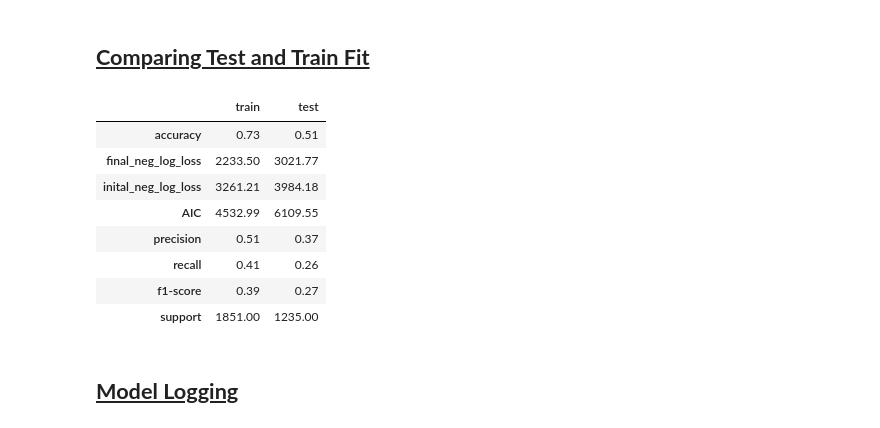
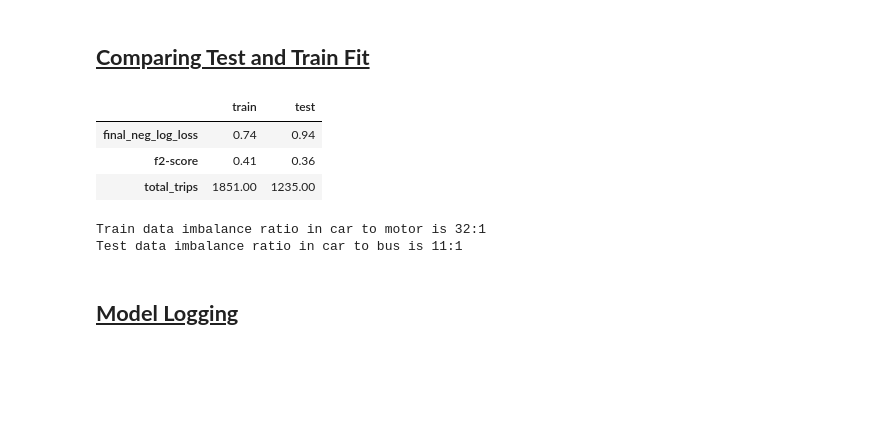
Before and after one commit to Obliquedbishop/CG_based_DCMs, a Jupyter notebook: discrete_choice_model.ipynb, the cells around one changed output. Saved outputs shown, nothing was run; the diff lists cells and outputs as text; code cells hidden in the pictures; blank space fills up the shorter version.

Commit message:
Finalized the evaluation metric (F2 Measure)

```diff
--- a/discrete_choice_model.ipynb
+++ b/discrete_choice_model.ipynb
@@ -572,0 +558,4 @@ weighted avg       0.70      0.73      0.68      1851
+# %%
+f2_train = fbeta_score(y_train, y_pred_train, beta=2, average='macro')
+print(classification_report(y_train, y_pred_train, target_names=output_categories, zero_division=0))
+print("F2 Measure is {0:.2f}".format(f2_train))
@@ -600,5 +604,7 @@ plt.show()
 # %%
 print(classification_report(y_test, y_pred_test, target_names=output_categories, zero_division=0))
+f2_test = fbeta_score(y_test, y_pred_test, beta=2, average='macro')
+print("F2 measure for test data is {0:.2f}".format(f2_test))
 # %% [output]
               precision    recall  f1-score   support
 
@@ -702,9 +710,8 @@ classical_res
 ## <ins><b>Comparing Test and Train Fit</b></ins>
 # %%
 train_report = classification_report(y_train, y_pred_train, target_names=output_categories, zero_division=0, output_dict=True)
-train_report['final_neg_log_loss'] = final_mean_negLL_train*len(df2)
-train_report['inital_neg_log_loss'] = initial_mean_negLL_train*len(df2)
-train_report['AIC'] = AIC_train
+train_report['final_neg_log_loss'] = final_mean_negLL_train
+train_report['f2-score']=f2_train
 
 train_report.update(train_report['macro avg'])
 to_rem = ['bus', 'car', 'train', 'walk', 'bike', 'motor', 'macro avg', 'weighted avg']
@@ -713,24 +720,18 @@ for val in to_rem:
 train_test_report = {'train': train_report}
 # %%
 test_report = classification_report(y_test, y_pred_test, target_names=output_categories, zero_division=0, output_dict=True)
-test_report['final_neg_log_loss'] = final_mean_negLL_test*len(df2)
-test_report['inital_neg_log_loss'] = initial_mean_negLL_test*len(df2)
-test_report['AIC'] = AIC_test
+test_report['final_neg_log_loss'] = final_mean_negLL_test
+test_report['f2-score'] = f2_test
 
 test_report.update(test_report['macro avg'])
 for val in to_rem:
     del test_report[val]
 train_test_report['test'] = test_report
 # %%
-final_report = pd.DataFrame.from_dict(train_test_report)
+final_report = pd.DataFrame.from_dict(train_test_report).drop(['f1-score', 'accuracy', 'precision', 'recall'], axis=0).rename(index={'support':'total_trips'})
 final_report
 # %% [output]
 |  | train | test |
-| accuracy | 0.73 | 0.51 |
-| final_neg_log_loss | 2233.50 | 3021.77 |
-| inital_neg_log_loss | 3261.21 | 3984.18 |
-| AIC | 4532.99 | 6109.55 |
-| precision | 0.51 | 0.37 |
-| recall | 0.41 | 0.26 |
-| f1-score | 0.39 | 0.27 |
-| support | 1851.00 | 1235.00 |
+| final_neg_log_loss | 0.74 | 0.94 |
+| f2-score | 0.41 | 0.36 |
+| total_trips | 1851.00 | 1235.00 |
@@ -737,3 +745,9 @@ final_report
+# %%
+print("Train ", end=""); print_imbalance_ratio(y_train)
+print("Test ", end=''); print_imbalance_ratio(y_test)
+# %% [output]
+Train data imbalance ratio in car to motor is 32:1
+Test data imbalance ratio in car to bus is 11:1
 # %% [markdown]
 ## <b><ins>Model Logging</ins></b>
 # %%
```
Also changed, not shown: parts of 14 cells of this notebook.
